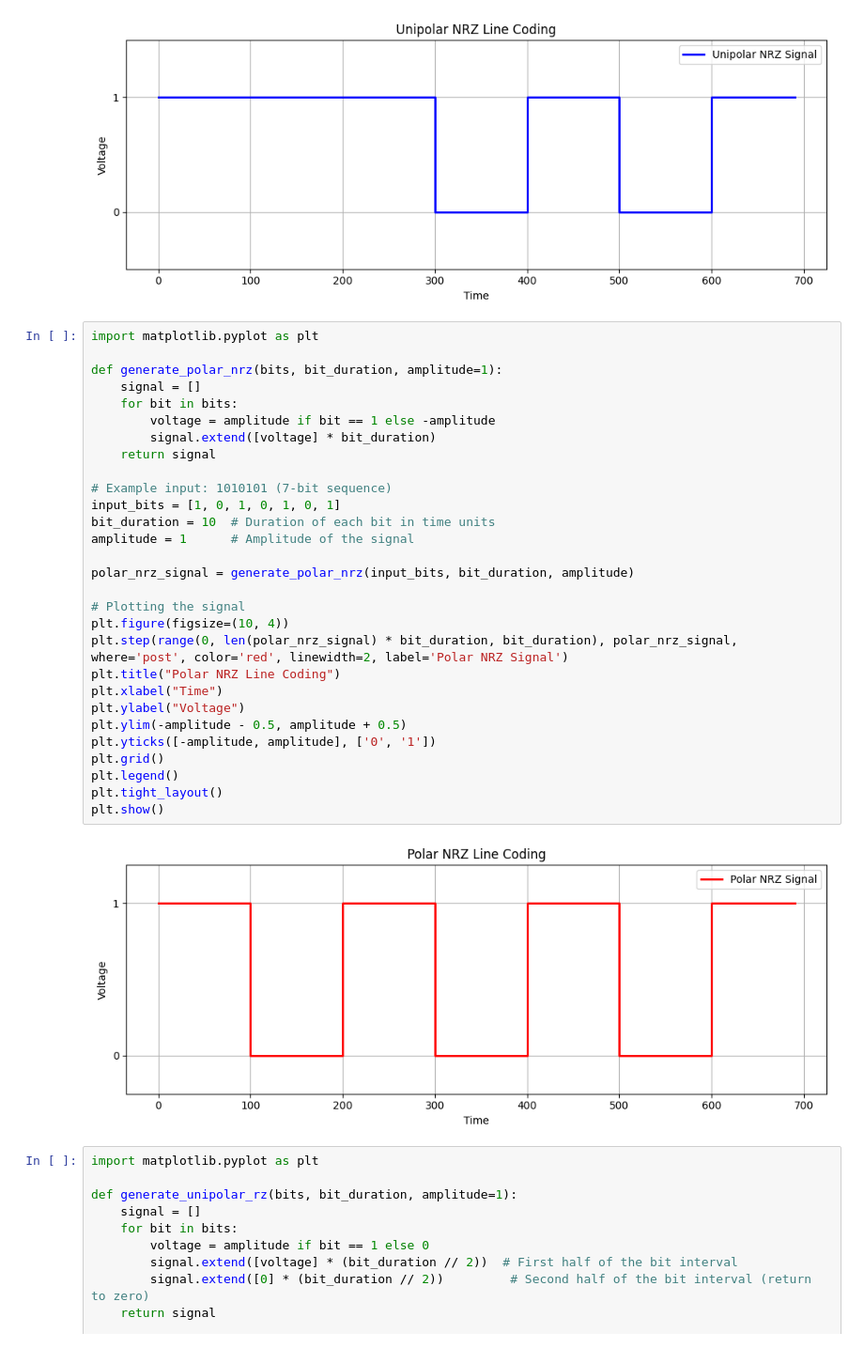
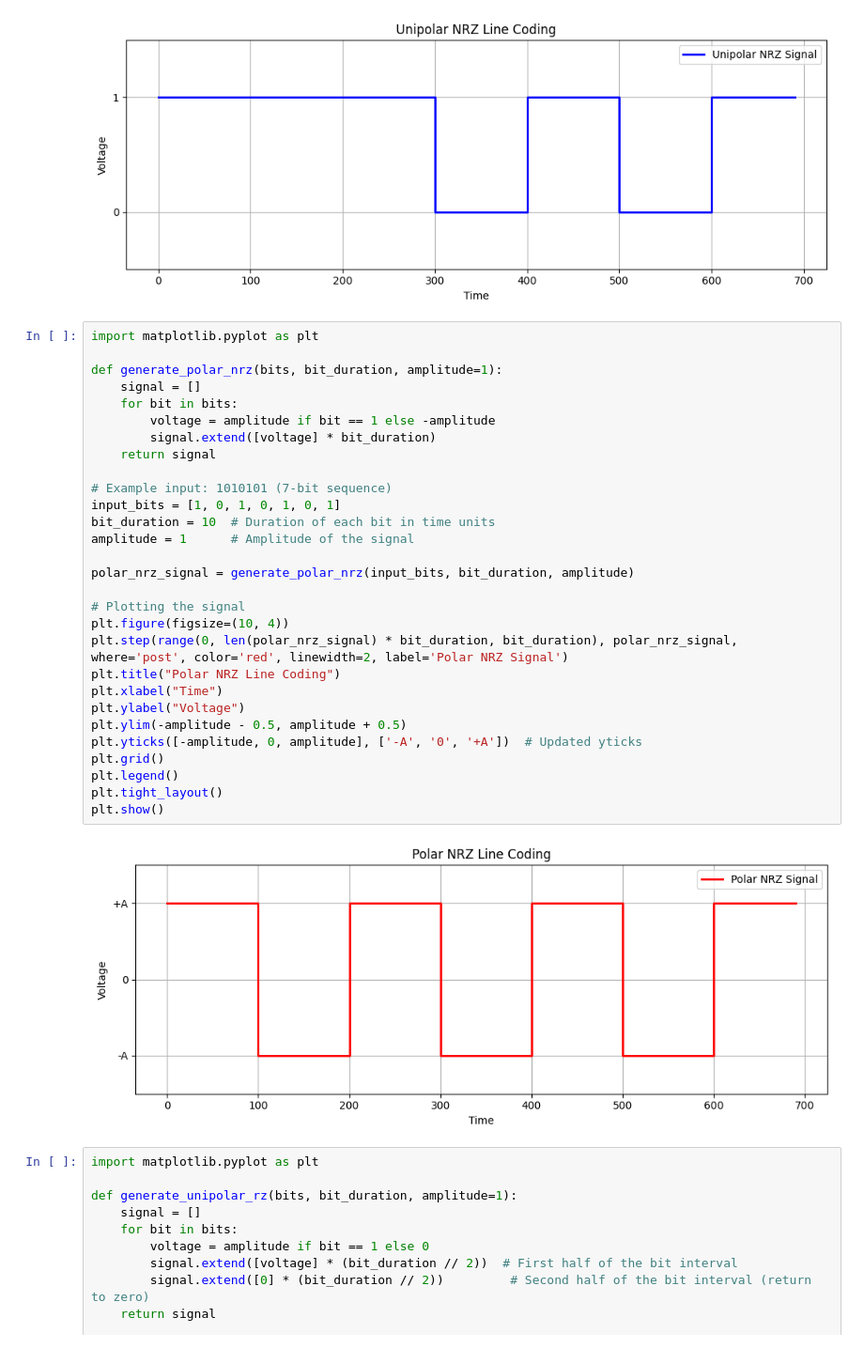
Before and after one commit to Sagor0078/AI, a Jupyter notebook: Digital_Communication_Lab.ipynb, the cells around one changed output. Shown at 94% size. Cells and saved outputs as stored; diff of their text form.

```diff
--- a/Digital_Communication_Lab.ipynb
+++ b/Digital_Communication_Lab.ipynb
@@ -35,34 +35,34 @@ plt.show()
 # %%
 import matplotlib.pyplot as plt
 
 def generate_polar_nrz(bits, bit_duration, amplitude=1):
     signal = []
     for bit in bits:
         voltage = amplitude if bit == 1 else -amplitude
         signal.extend([voltage] * bit_duration)
     return signal
 
 # Example input: 1010101 (7-bit sequence)
 input_bits = [1, 0, 1, 0, 1, 0, 1]
 bit_duration = 10  # Duration of each bit in time units
 amplitude = 1      # Amplitude of the signal
 
 polar_nrz_signal = generate_polar_nrz(input_bits, bit_duration, amplitude)
 
 # Plotting the signal
 plt.figure(figsize=(10, 4))
 plt.step(range(0, len(polar_nrz_signal) * bit_duration, bit_duration), polar_nrz_signal, where='post', color='red', linewidth=2, label='Polar NRZ Signal')
 plt.title("Polar NRZ Line Coding")
 plt.xlabel("Time")
 plt.ylabel("Voltage")
 plt.ylim(-amplitude - 0.5, amplitude + 0.5)
-plt.yticks([-amplitude, amplitude], ['0', '1'])
+plt.yticks([-amplitude, 0, amplitude], ['-A', '0', '+A'])  # Updated yticks
 plt.grid()
 plt.legend()
 plt.tight_layout()
 plt.show()
 # %% [output]
-[figure, old version]
+[figure, new version]
 # %%
 import matplotlib.pyplot as plt
 
```
